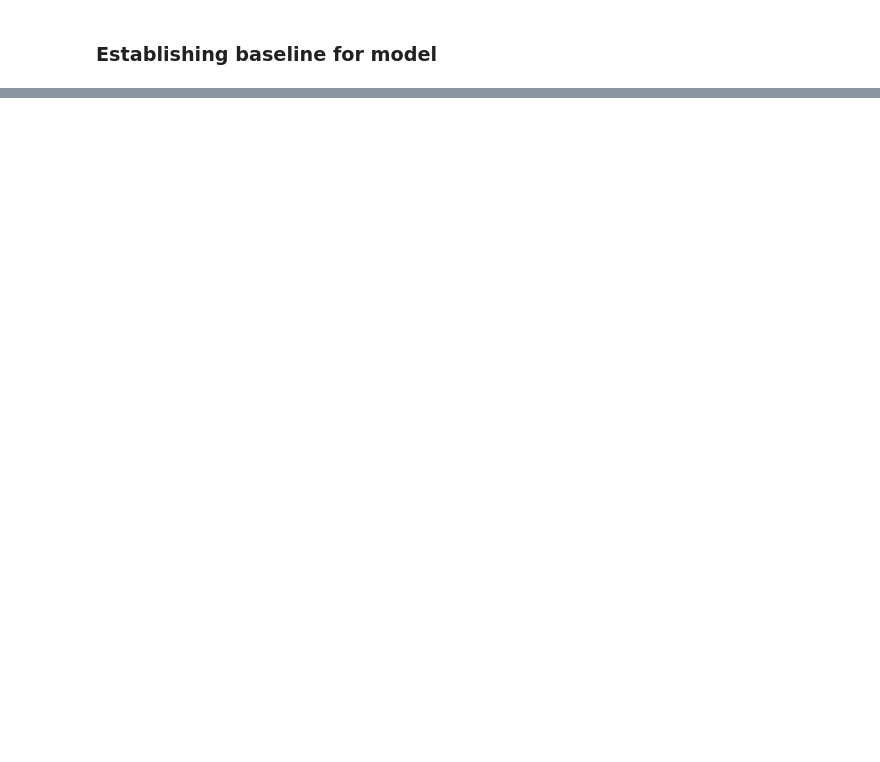
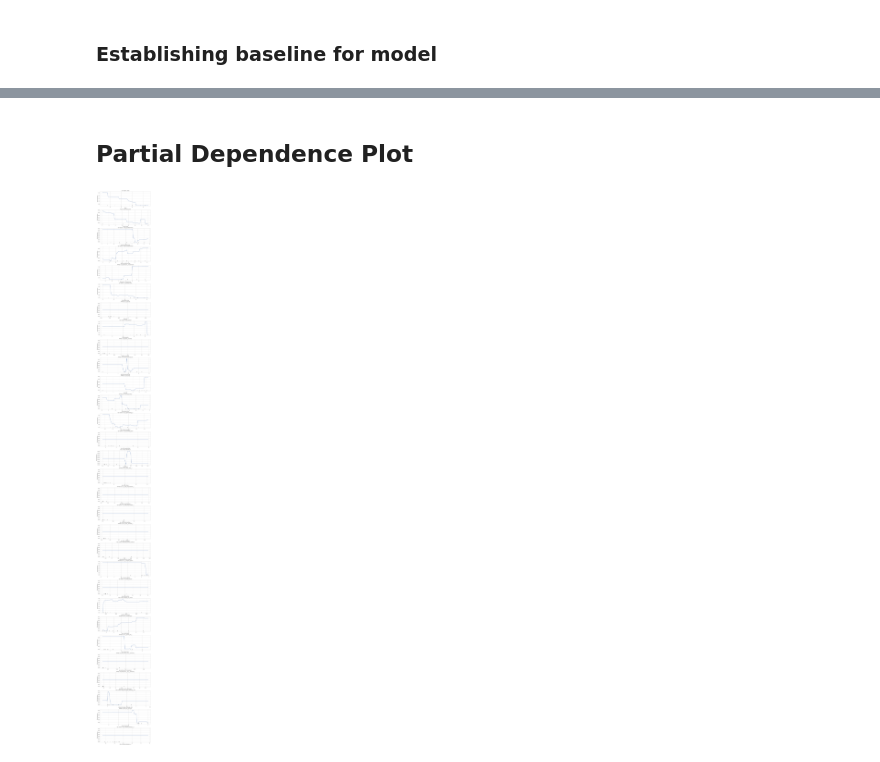
Before and after one commit to Karol315/Interpretability_of_machine_learning_project, a Jupyter notebook: BlackBox.ipynb, the cells around one changed output, grey strips where cells are left out. Saved outputs shown, nothing was run; the diff lists cells and outputs as text; code cells hidden in the pictures; blank space fills up the shorter version.

```diff
--- a/BlackBox.ipynb
+++ b/BlackBox.ipynb
@@ -15,7 +59,8 @@ from sklearn.metrics import roc_auc_score, average_precision_score, log_loss, ac
 # %%
 DATA_PATH = "zbiór_8.csv"
-RANDOM_SEED = 1
-CORR_THRESHOLD = 0.77 #przełożenie na liczbę kolumn w modelu: 0.8 -50, 0,7 - 38, 0.75 - 38, 0,77 -45
+RANDOM_SEED = 3
+CORR_THRESHOLD = 0.8 #przełożenie na liczbę kolumn w modelu: 0.8 -50, 0,7 - 38, 0.75 - 38, 0,77 -45
+CALIBRATION_METHOD = "isotonic"
 # %%
 df = pd.read_csv(DATA_PATH)
 
@@ -702,0 +1039,2 @@ Log-loss: 0.3124
+# %% [markdown]
+## Partial Dependence Plot
@@ -702,0 +1045,30 @@ Log-loss: 0.3124
+# %%
+
+pdp_features = selected_features[:30]  # np. 5 pierwszych cech
+n_features = len(pdp_features)
+
+# większe okna – wysokość proporcjonalna do liczby cech
+fig, axes = plt.subplots(nrows=n_features, ncols=1, figsize=(12, 4*n_features))
+
+# jeśli tylko 1 subplot, axes nie jest listą
+if n_features == 1:
+    axes = [axes]
+
+# rysowanie PDP
+for ax, feature in zip(axes, pdp_features):
+    PartialDependenceDisplay.from_estimator(
+        model3,
+        X_val_selected,
+        features=[feature],
+        kind='average',
+        grid_resolution=50,
+        ax=ax
+    )
+    ax.set_xlabel("Wartość cechy")
+    ax.set_ylabel("Predykcja modelu")
+    ax.set_title(f"PDP dla cechy: {feature}")
+
+plt.tight_layout()
+plt.show()
+# %% [output]
+[figure, added]
```
Also changed, not shown: parts of 32 cells of this notebook.
